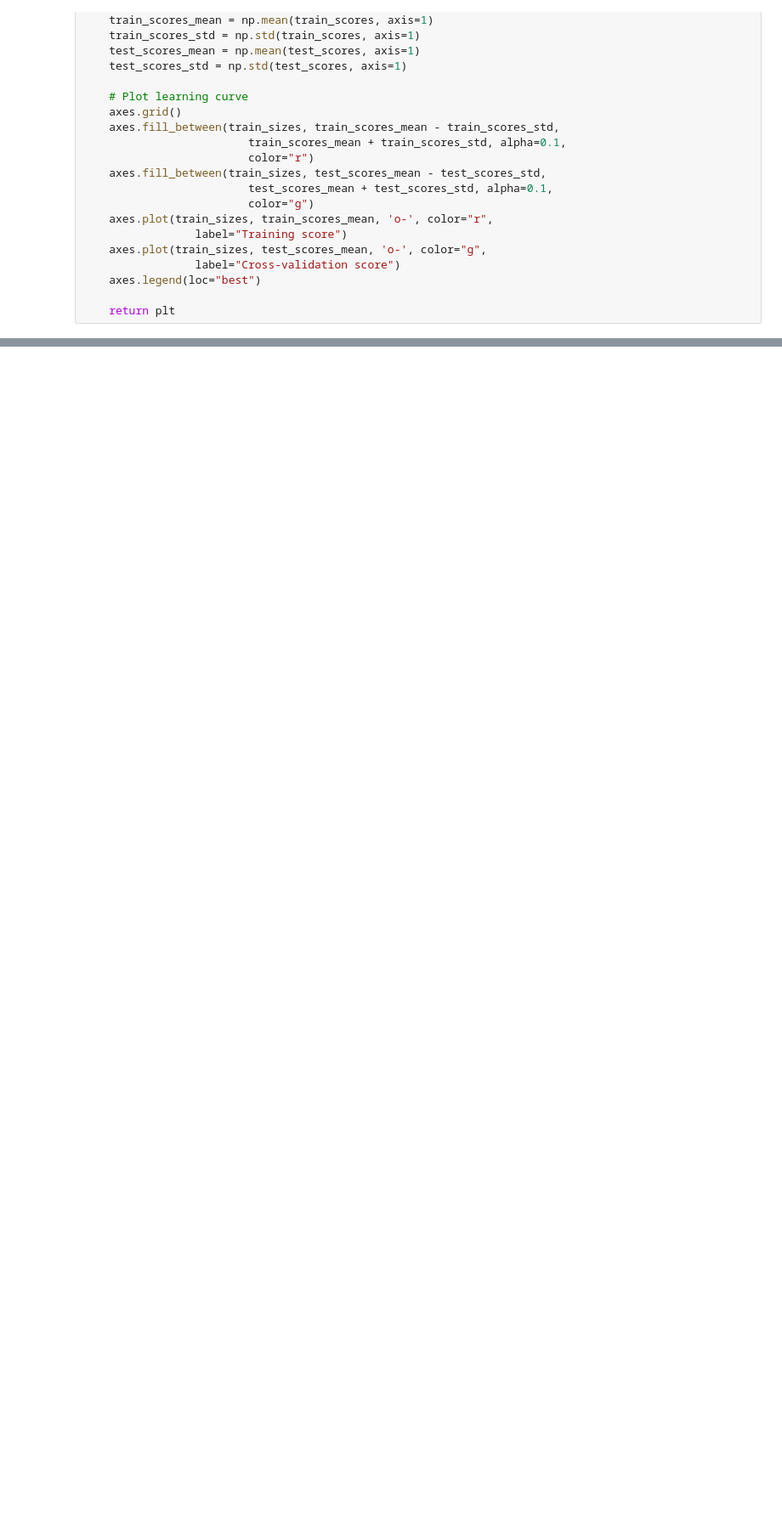
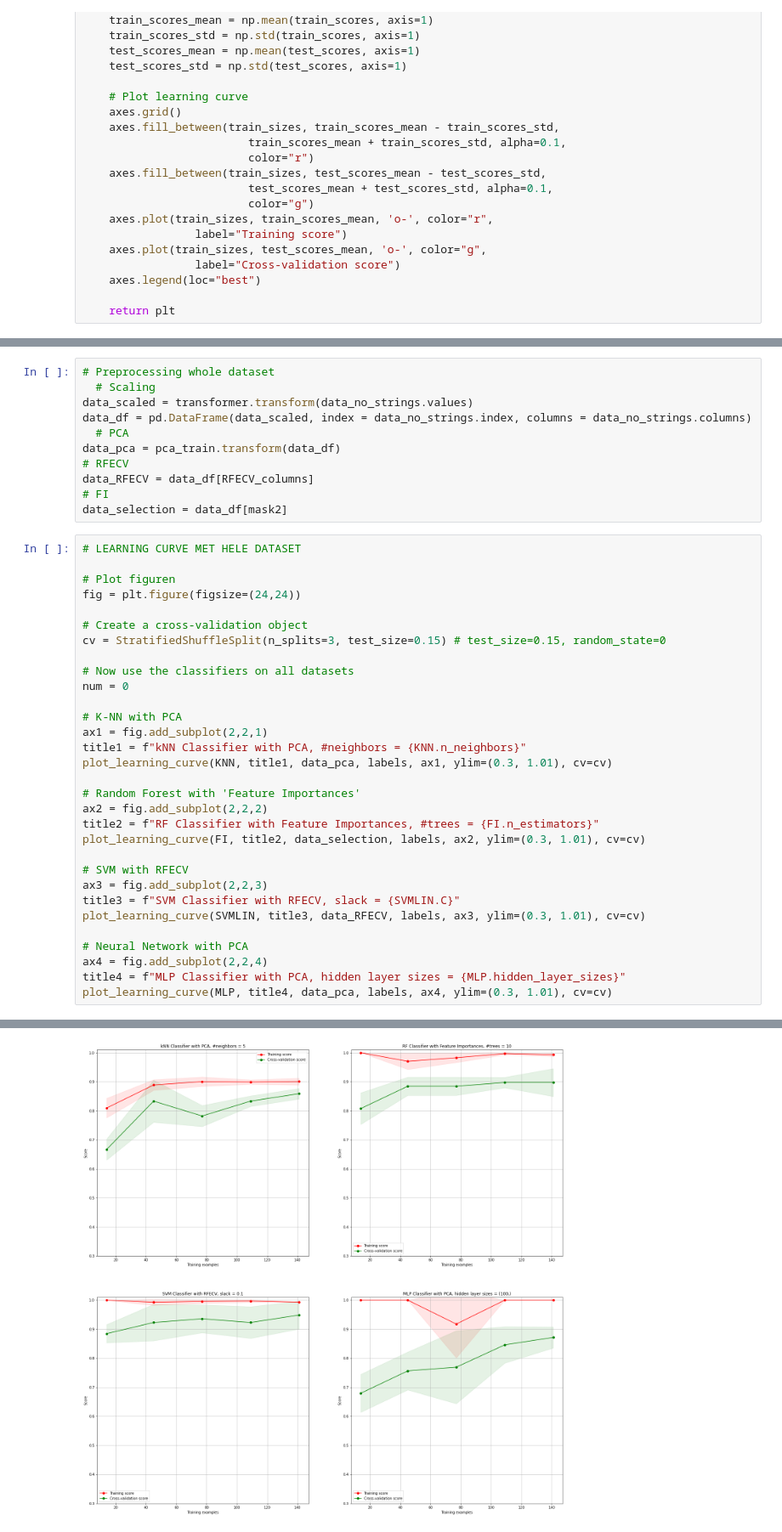
Before and after one commit to Kristelwen/TM10007_PROJECT, a Jupyter notebook: brat_assignment.ipynb, the cells around one changed output, grey strips where cells are left out. Shown at 85% size. Cells and saved outputs as stored; diff of their text form; blank space fills up the shorter version.

```diff
--- a/brat_assignment.ipynb
+++ b/brat_assignment.ipynb
@@ -860,0 +841,43 @@ plot_learning_curve(MLP, title4, data_train_pca, label_train, ax4, ylim=(0.3, 1.
+# %%
+# Preprocessing whole dataset
+  # Scaling
+data_scaled = transformer.transform(data_no_strings.values)
+data_df = pd.DataFrame(data_scaled, index = data_no_strings.index, columns = data_no_strings.columns)
+  # PCA
+data_pca = pca_train.transform(data_df)
+# RFECV
+data_RFECV = data_df[RFECV_columns]
+# FI
+data_selection = data_df[mask2]
+# %%
+# LEARNING CURVE MET HELE DATASET
+
+# Plot figuren
+fig = plt.figure(figsize=(24,24))
+
+# Create a cross-validation object
+cv = StratifiedShuffleSplit(n_splits=3, test_size=0.15) # test_size=0.15, random_state=0
+
+# Now use the classifiers on all datasets
+num = 0
+
+# K-NN with PCA
+ax1 = fig.add_subplot(2,2,1)
+title1 = f"kNN Classifier with PCA, #neighbors = {KNN.n_neighbors}"
+plot_learning_curve(KNN, title1, data_pca, labels, ax1, ylim=(0.3, 1.01), cv=cv)
+
+# Random Forest with 'Feature Importances'
+ax2 = fig.add_subplot(2,2,2)
+title2 = f"RF Classifier with Feature Importances, #trees = {FI.n_estimators}"
+plot_learning_curve(FI, title2, data_selection, labels, ax2, ylim=(0.3, 1.01), cv=cv)
+
+# SVM with RFECV
+ax3 = fig.add_subplot(2,2,3)
+title3 = f"SVM Classifier with RFECV, slack = {SVMLIN.C}"
+plot_learning_curve(SVMLIN, title3, data_RFECV, labels, ax3, ylim=(0.3, 1.01), cv=cv)
+
+# Neural Network with PCA
+ax4 = fig.add_subplot(2,2,4)
+title4 = f"MLP Classifier with PCA, hidden layer sizes = {MLP.hidden_layer_sizes}"
+plot_learning_curve(MLP, title4, data_pca, labels, ax4, ylim=(0.3, 1.01), cv=cv)
+# %% [output]
@@ -860,0 +885 @@ plot_learning_curve(MLP, title4, data_train_pca, label_train, ax4, ylim=(0.3, 1.
+[figure, added]
```
Also changed, not shown: parts of 31 cells of this notebook.
